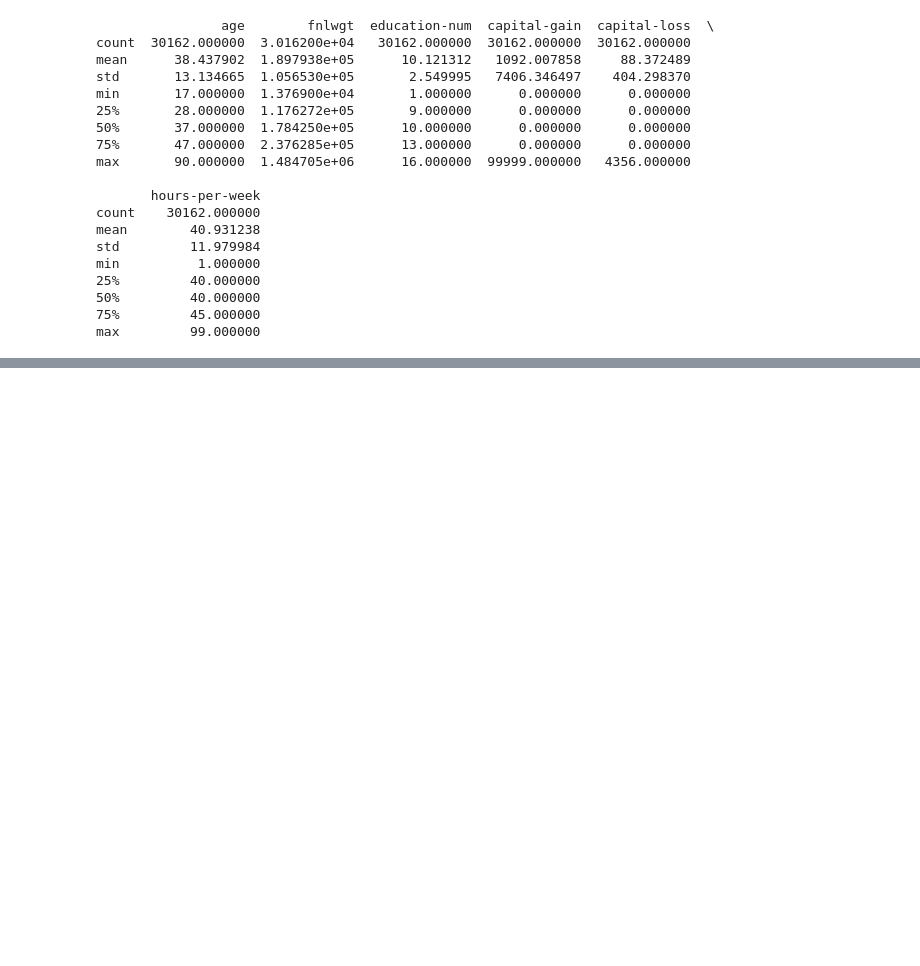
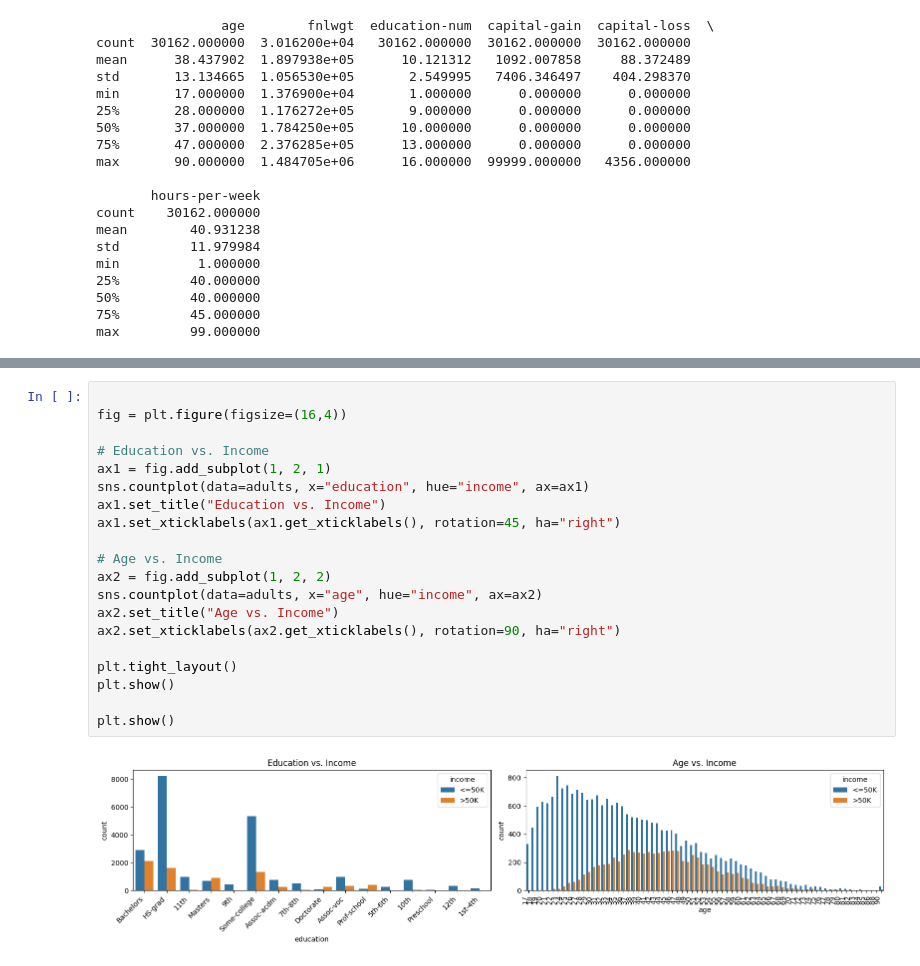
Before and after one commit to Marty808s/STATNICE-SZZ-PB_SZZ-VB, a Jupyter notebook: PI/USU/USU_2.ipynb, the cells around one changed output, grey strips where cells are left out. Cells and saved outputs as stored; diff of their text form; blank space fills up the shorter version.

```diff
--- a/PI/USU/USU_2.ipynb
+++ b/PI/USU/USU_2.ipynb
@@ -211,0 +255,22 @@ max         99.000000
+# %%
+
+fig = plt.figure(figsize=(16,4))
+
+# Education vs. Income
+ax1 = fig.add_subplot(1, 2, 1)
+sns.countplot(data=adults, x="education", hue="income", ax=ax1)
+ax1.set_title("Education vs. Income")
+ax1.set_xticklabels(ax1.get_xticklabels(), rotation=45, ha="right")
+
+# Age vs. Income
+ax2 = fig.add_subplot(1, 2, 2)
+sns.countplot(data=adults, x="age", hue="income", ax=ax2)
+ax2.set_title("Age vs. Income")
+ax2.set_xticklabels(ax2.get_xticklabels(), rotation=90, ha="right")
+
+plt.tight_layout()
+plt.show()
+
+plt.show()
+# %% [output]
+[figure, added]
```
Also changed, not shown: parts of 15 cells of this notebook.
